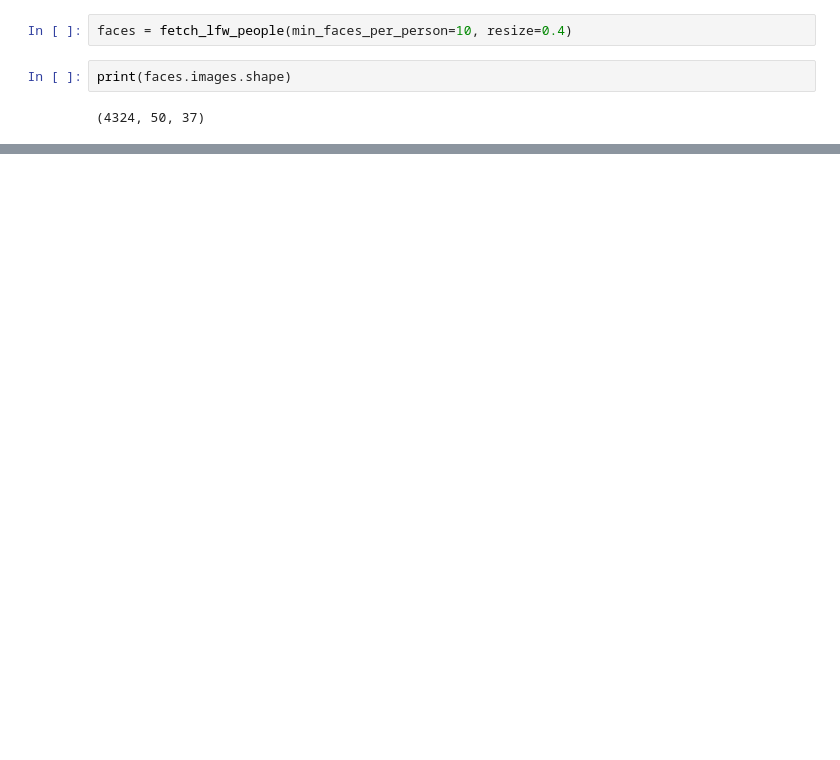
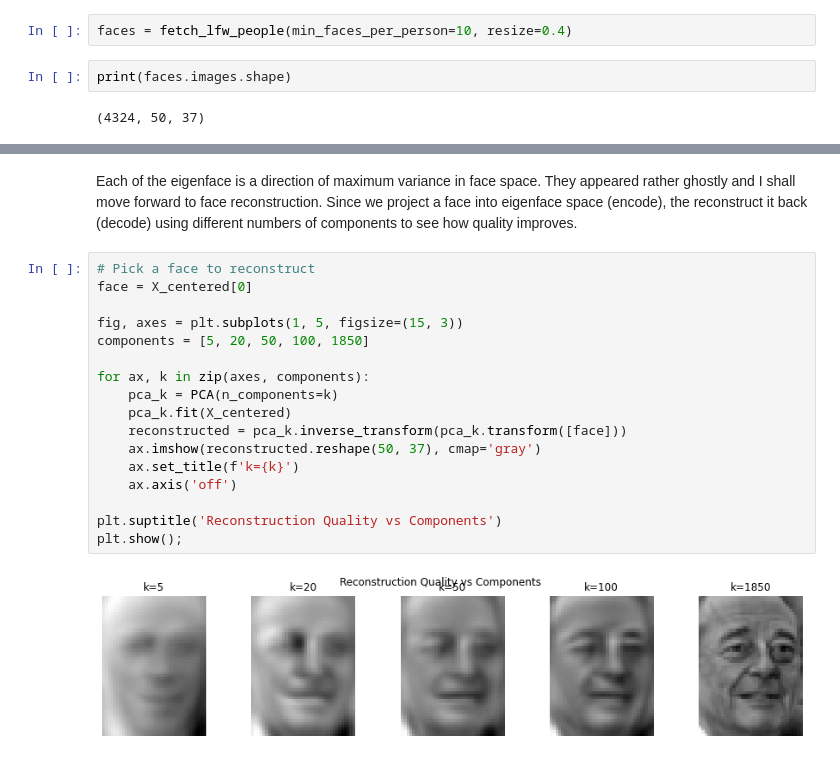
Before and after one commit to billysambasi/eigenfaces_with_pca, a Jupyter notebook: index.ipynb, the cells around one changed output, grey strips where cells are left out. Drawn from its saved outputs; the diff is of its cells as text; blank space fills up the shorter version.

```diff
--- a/index.ipynb
+++ b/index.ipynb
@@ -22,0 +104,21 @@ plt.show();
+# %% [markdown]
+Each of the eigenface is a direction of maximum variance in face space. They appeared rather ghostly and I shall move forward to face reconstruction. Since we project a face into eigenface space (encode), the reconstruct it back (decode) using different numbers of components to see how quality improves.
+# %%
+# Pick a face to reconstruct
+face = X_centered[0]
+
+fig, axes = plt.subplots(1, 5, figsize=(15, 3))
+components = [5, 20, 50, 100, 1850]
+
+for ax, k in zip(axes, components):
+    pca_k = PCA(n_components=k)
+    pca_k.fit(X_centered)
+    reconstructed = pca_k.inverse_transform(pca_k.transform([face]))
+    ax.imshow(reconstructed.reshape(50, 37), cmap='gray')
+    ax.set_title(f'k={k}')
+    ax.axis('off')
+
+plt.suptitle('Reconstruction Quality vs Components')
+plt.show();
+# %% [output]
+[figure, added]
```
Also changed, not shown: parts of 15 cells of this notebook.
